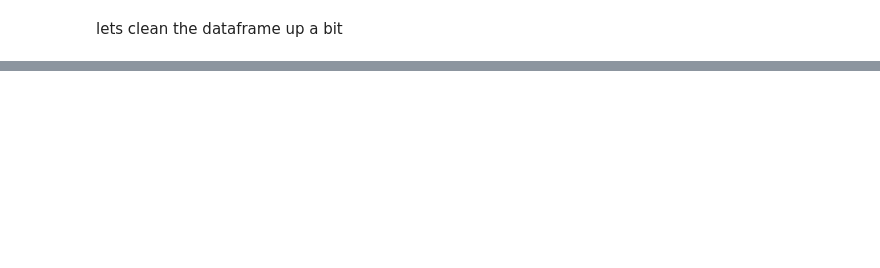
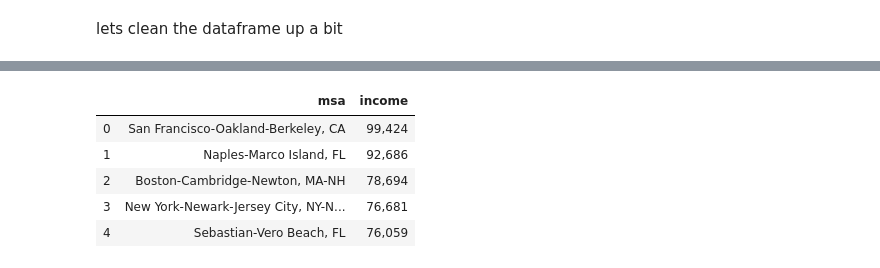
Before and after one commit to MissAle17/Median_Home_Price, a Jupyter notebook: Visualizing Home Prices.ipynb, the cells around one changed output, grey strips where cells are left out. Saved outputs shown, nothing was run; the diff lists cells and outputs as text; code cells hidden in the pictures; blank space fills up the shorter version.

```diff
--- a/Visualizing Home Prices.ipynb
+++ b/Visualizing Home Prices.ipynb
@@ -323,0 +337,12 @@ df_inc.head()
+# %%
+inc_sort = inc_msa.sort_values(by = ['income'], ascending=False)
+inc_sort.reset_index(inplace=True)
+inc_sort.drop(columns = ['index'], inplace = True)
+inc_sort.head()
+# %% [output]
+|  | msa | income |
+| 0 | San Francisco-Oakland-Berkeley, CA | 99,424 |
+| 1 | Naples-Marco Island, FL | 92,686 |
+| 2 | Boston-Cambridge-Newton, MA-NH | 78,694 |
+| 3 | New York-Newark-Jersey City, NY-N... | 76,681 |
+| 4 | Sebastian-Vero Beach, FL | 76,059 |
```
Also changed, not shown: parts of 4 cells of this notebook.
